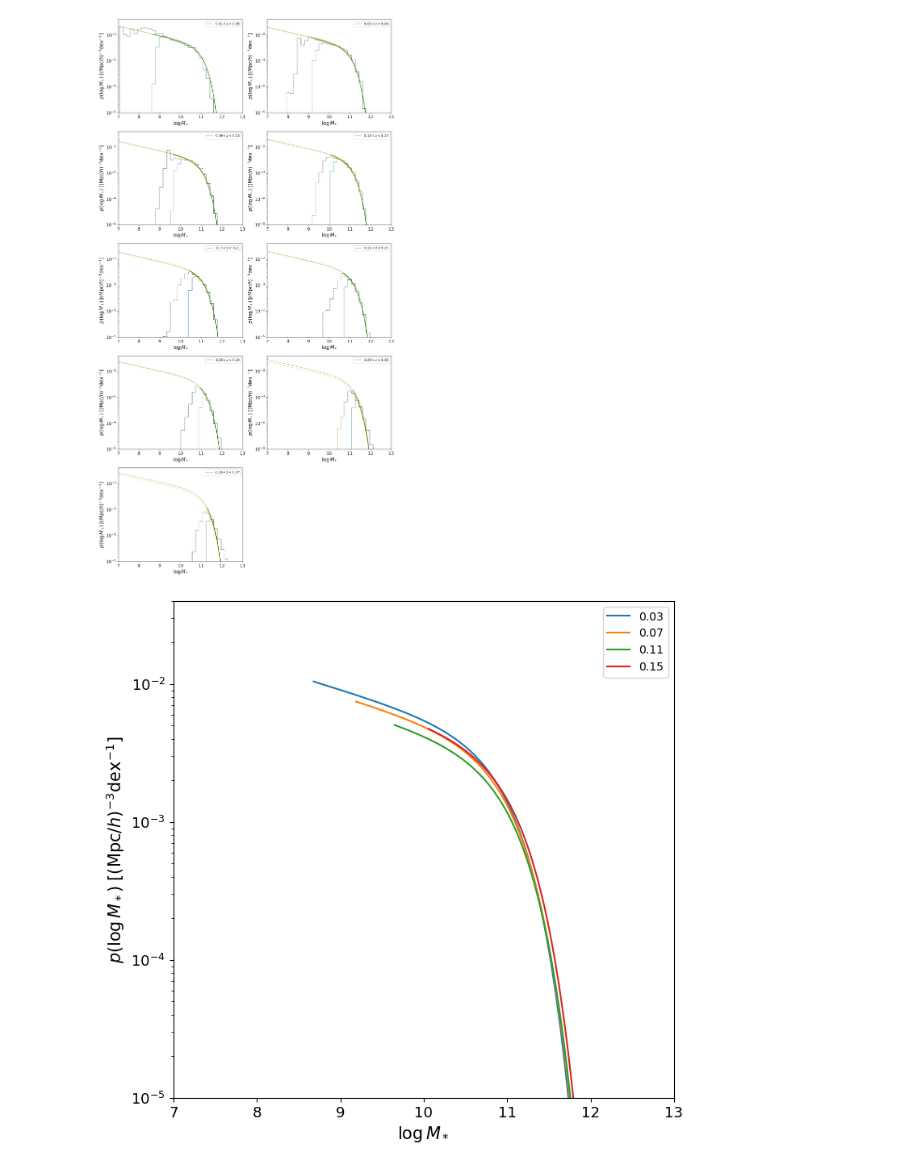
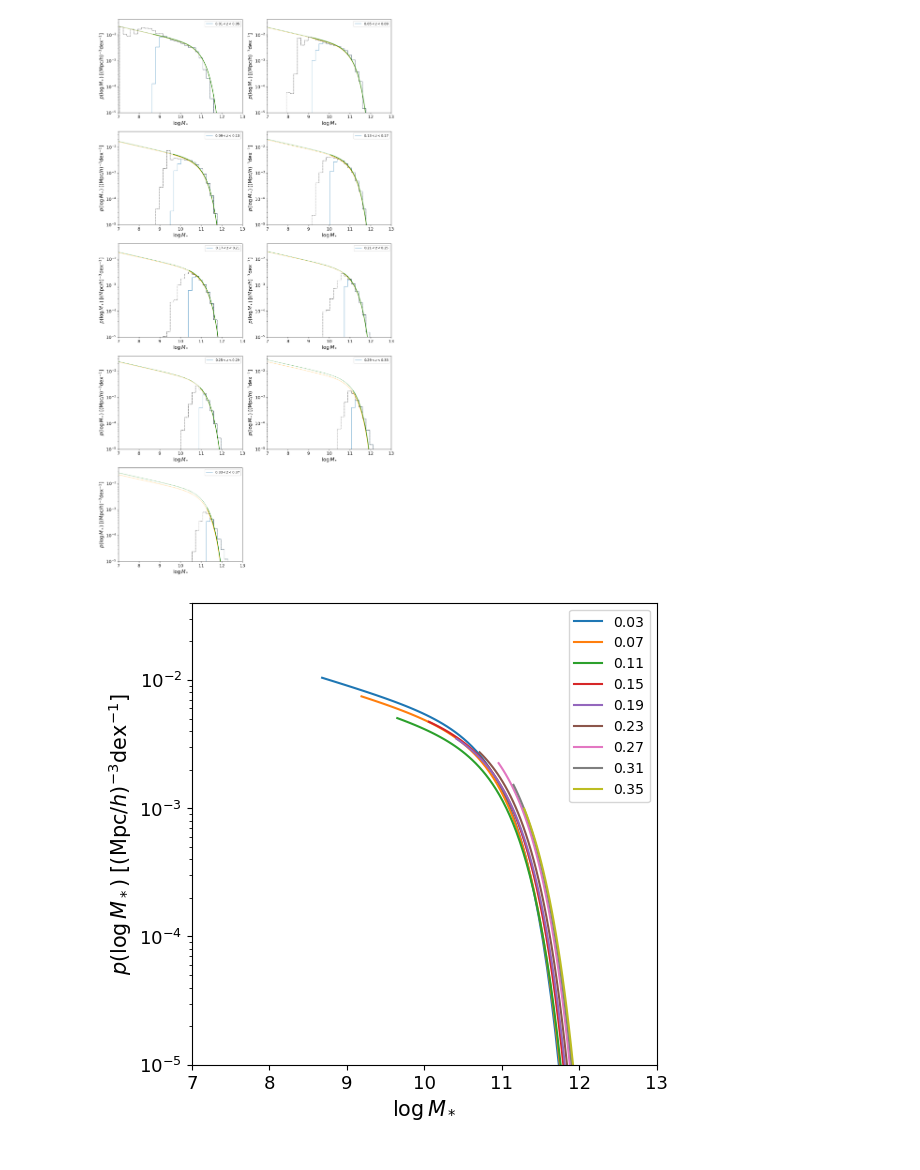
Before and after one commit to fedehope/zSMF, a Jupyter notebook: nb/test.ipynb, the cells around one changed output. Drawn from its saved outputs; the diff is of its cells as text; code cells hidden in the pictures.

```diff
--- a/nb/test.ipynb
+++ b/nb/test.ipynb
@@ -119,39 +94,39 @@ plt.show()
 # %% [output]
 [figure]
 # %%
-zmins = np.array([0.01 + 0.04 * i for i in range(4)])
-zmaxs = np.array([0.05 + 0.04 * i for i in range(4)])
+zmins = np.array([0.01 + 0.04 * i for i in range(9)])
+zmaxs = np.array([0.05 + 0.04 * i for i in range(9)])
 
 x_lin_ext = np.linspace(7, 14, 100)
 
-fig = plt.figure(figsize=(8,8))
+fig = plt.figure(figsize=(6,6))
 
 
 
 # plot_params_ext2 = {'color': 'green', 'linestyle':'--', 'linewidth':0.7}
 # plot_params2 = {'color':'green', 'linestyle':'-'}
 
 # plot_params_ext3 = {'color': 'red', 'linestyle':'--', 'linewidth':0.7}
 # plot_params3 = {'color':'red', 'linestyle':'-'}
 
 for i, zmin, zmax, z0 in zip(range(9), zmins, zmaxs, zmins + (zmaxs - zmins)/2.):
 
     z_smf = ZSchechterModel(bgs, zmin, zmax, z0)
 
     n = z_smf.normalisation(best_params)
 
 
     x_lin = np.linspace(z_smf.mlim.min(), 14, 100)
 
     plot_params_ext = {'color': f'C{i}', 'linestyle':'--', 'linewidth':0.7}
     plot_params = {'color':f'C{i}', 'linestyle':'-', 'label':f'{z0:.2f}'}
 
     Plotter.plot_zschechter(x_lin, z0, n, best_params, **plot_params)
     # Plotter.plot_zschechter(x_lin_ext, z0, n, best_params, **plot_params_ext)
 
     plt.xticks(fontsize=13)
     plt.yticks(fontsize=13)
     plt.legend(loc='best')
 plt.show()
 # %% [output]
-[figure, old version]
+[figure, new version]
```
Also changed, not shown: parts of 20 cells of this notebook, 1 other file.
